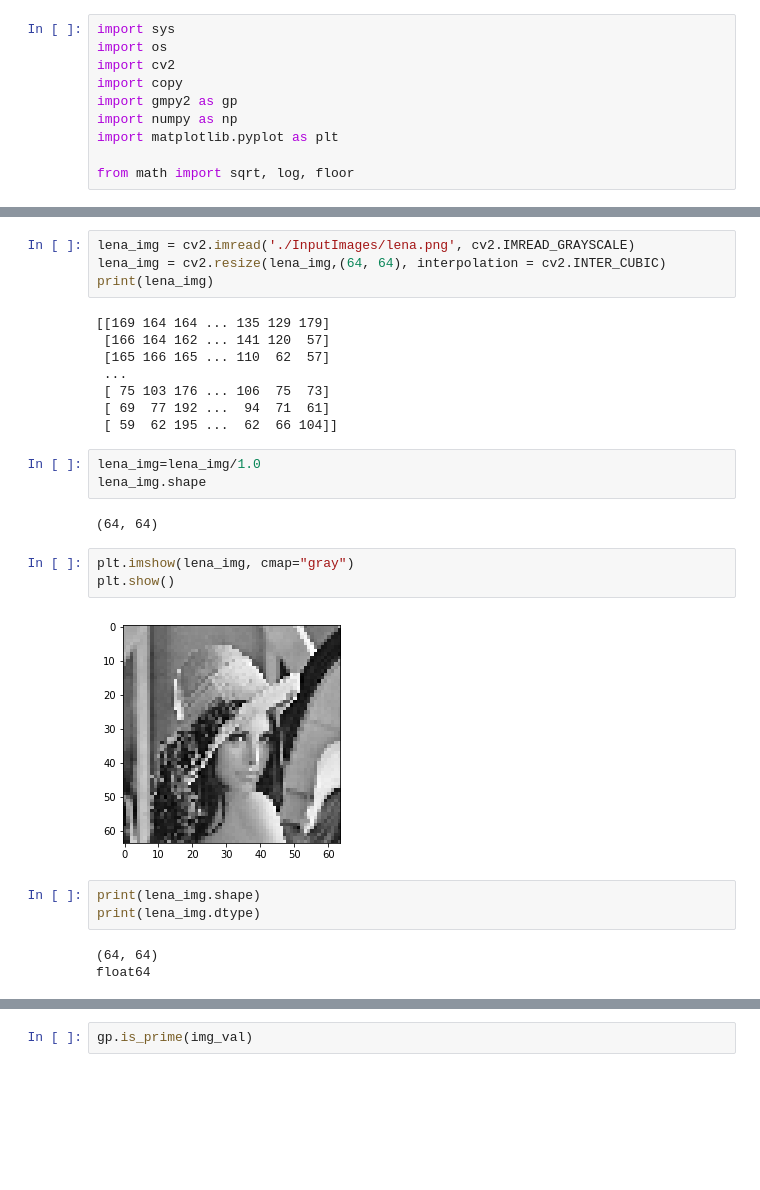
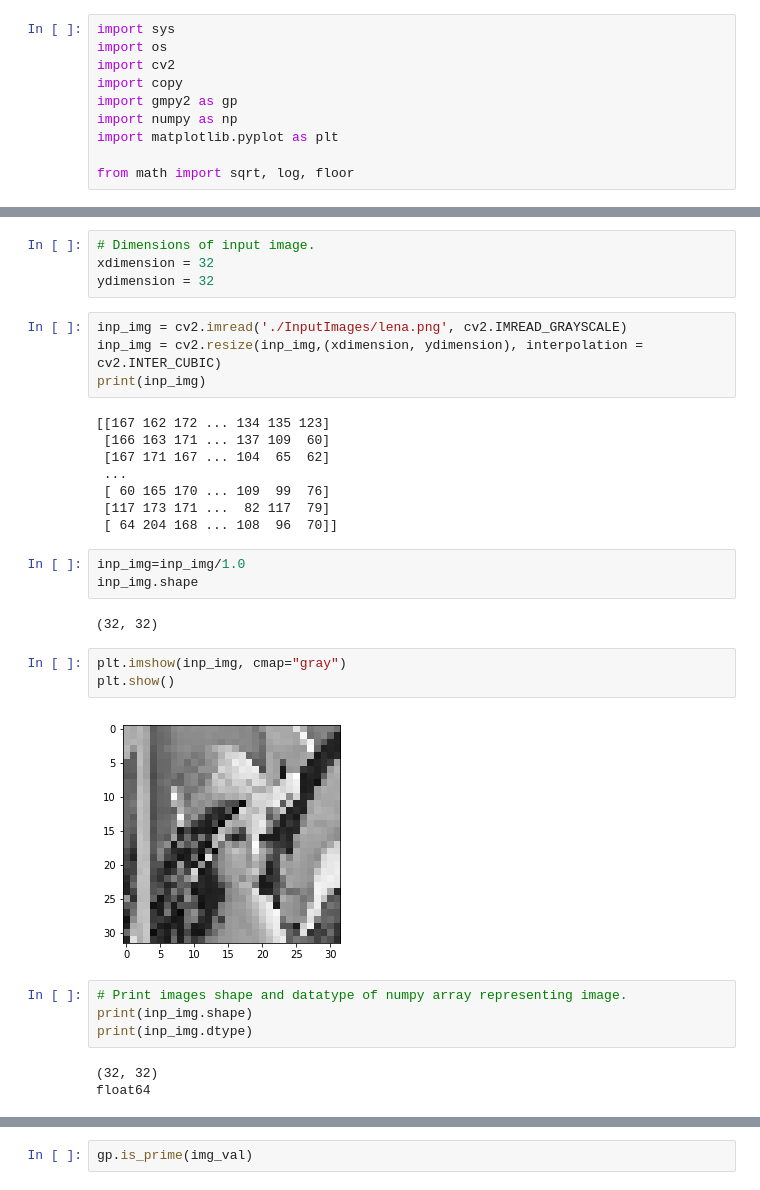
Before and after one commit to ymdatta/Prime-Potraits, a Jupyter notebook: PPotrait.ipynb, the cells around one changed output, grey strips where cells are left out. Cells and saved outputs as stored; diff of their text form; blank space fills up the shorter version.

```diff
--- a/PPotrait.ipynb
+++ b/PPotrait.ipynb
@@ -15,29 +20,34 @@ print(cv2.__version__)
+# %%
+# Dimensions of input image.
+xdimension = 32
+ydimension = 32
 # %%
-lena_img = cv2.imread('./InputImages/lena.png', cv2.IMREAD_GRAYSCALE)
-lena_img = cv2.resize(lena_img,(64, 64), interpolation = cv2.INTER_CUBIC)
-print(lena_img)
+inp_img = cv2.imread('./InputImages/lena.png', cv2.IMREAD_GRAYSCALE)
+inp_img = cv2.resize(inp_img,(xdimension, ydimension), interpolation = cv2.INTER_CUBIC)
+print(inp_img)
 # %% [output]
-[[169 164 164 ... 135 129 179]
- [166 164 162 ... 141 120  57]
- [165 166 165 ... 110  62  57]
+[[167 162 172 ... 134 135 123]
+ [166 163 171 ... 137 109  60]
+ [167 171 167 ... 104  65  62]
  ...
- [ 75 103 176 ... 106  75  73]
- [ 69  77 192 ...  94  71  61]
- [ 59  62 195 ...  62  66 104]]
+ [ 60 165 170 ... 109  99  76]
+ [117 173 171 ...  82 117  79]
+ [ 64 204 168 ... 108  96  70]]
 # %%
-lena_img=lena_img/1.0
-lena_img.shape
+inp_img=inp_img/1.0
+inp_img.shape
 # %% [output]
-(64, 64)
+(32, 32)
 # %%
-plt.imshow(lena_img, cmap="gray")
+plt.imshow(inp_img, cmap="gray")
 plt.show()
 # %% [output]
-[figure, old version]
+[figure, new version]
-# %%
-print(lena_img.shape)
-print(lena_img.dtype)
-# %% [output]
-(64, 64)
-float64
+# %%
+# Print images shape and datatype of numpy array representing image.
+print(inp_img.shape)
+print(inp_img.dtype)
+# %% [output]
+(32, 32)
+float64
 # %%
```
Also changed, not shown: parts of 19 cells of this notebook.
